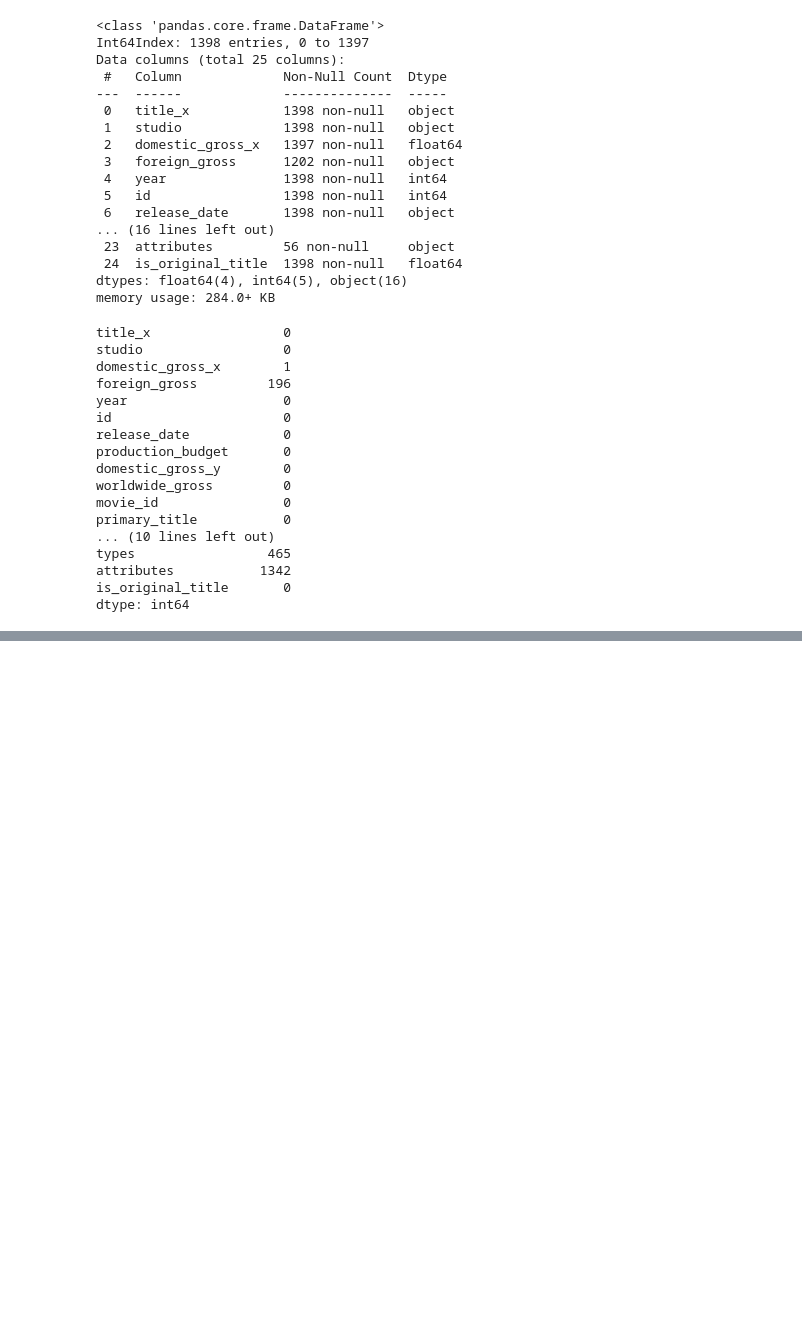
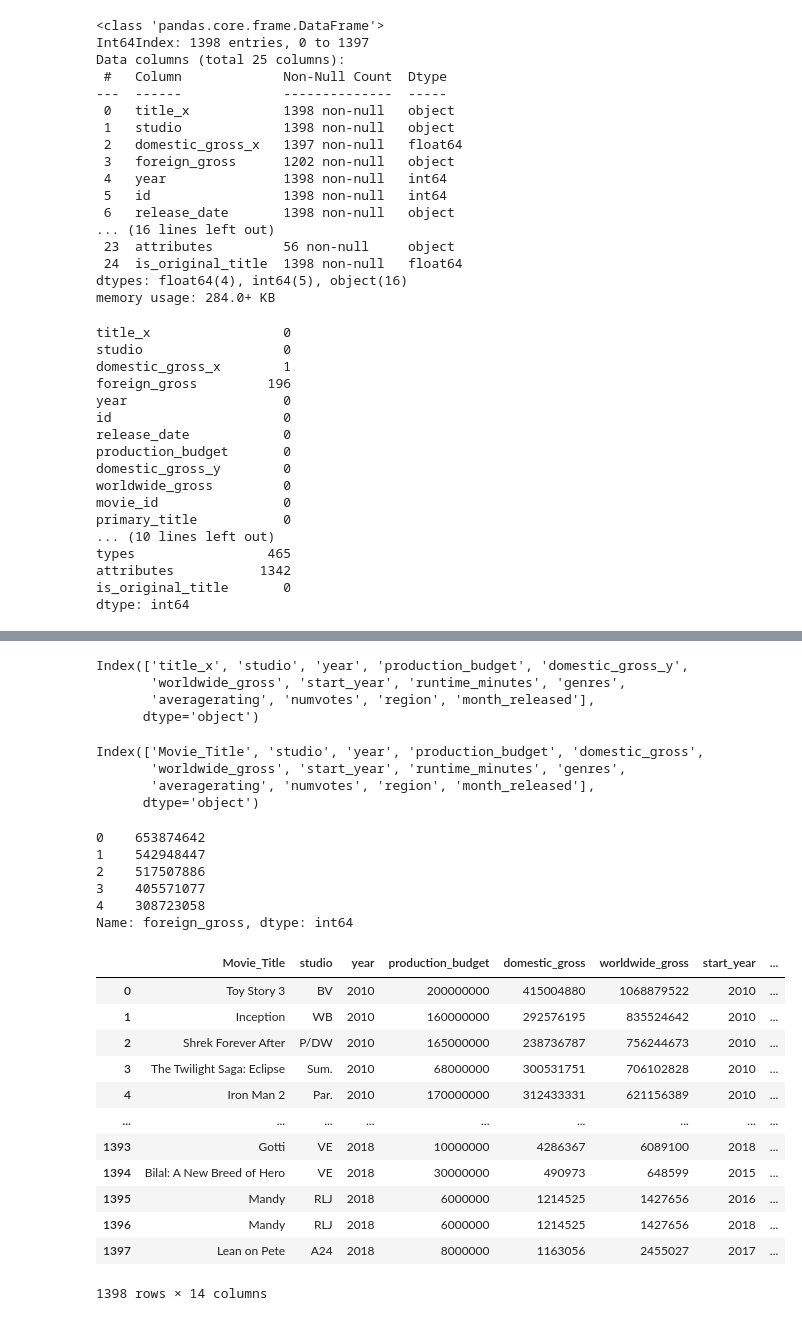
Before and after one commit to JM-Hansen/dsc-phase-1-project-v2-4, a Jupyter notebook: Microsoft_Movie_Analysis.ipynb, the cells around one changed output, grey strips where cells are left out. Cells and saved outputs as stored; diff of their text form; code cells hidden in the pictures; blank space fills up the shorter version.

```diff
--- a/Microsoft_Movie_Analysis.ipynb
+++ b/Microsoft_Movie_Analysis.ipynb
@@ -516,0 +675,4 @@ super_df.drop(['id', 'ordering', 'language', 'types',
+# %%
+super_df['month_released'] = pd.to_datetime(super_df['release_date']).dt.month_name()
+
+super_df.head()
@@ -516,0 +686,50 @@ super_df.drop(['id', 'ordering', 'language', 'types',
+# %%
+super_df.drop(['release_date'], axis = 1, inplace = True)
+# %%
+super_df.columns
+# %% [output]
+Index(['title_x', 'studio', 'year', 'production_budget', 'domestic_gross_y',
+       'worldwide_gross', 'start_year', 'runtime_minutes', 'genres',
+       'averagerating', 'numvotes', 'region', 'month_released'],
+      dtype='object')
+# %%
+# Rename columns for clarity
+
+super_df.rename(columns = {'title_x': 'Movie_Title',
+                           'domestic_gross_y': 'domestic_gross'}, inplace = True)
+
+print(super_df.columns)
+# %% [output]
+Index(['Movie_Title', 'studio', 'year', 'production_budget', 'domestic_gross',
+       'worldwide_gross', 'start_year', 'runtime_minutes', 'genres',
+       'averagerating', 'numvotes', 'region', 'month_released'],
+      dtype='object')
+# %%
+#create new column, separate out foreign_gross
+
+super_df['foreign_gross'] = super_df['worldwide_gross'] - super_df['domestic_gross']
+
+super_df['foreign_gross'].head()
+# %% [output]
+0    653874642
+1    542948447
+2    517507886
+3    405571077
+4    308723058
+Name: foreign_gross, dtype: int64
+# %%
+super_df
+# %% [output]
+|  | Movie_Title | studio | year | production_budget | domestic_gross | worldwide_gross | start_year | ... |
+| 0 | Toy Story 3 | BV | 2010 | 200000000 | 415004880 | 1068879522 | 2010 | ... |
+| 1 | Inception | WB | 2010 | 160000000 | 292576195 | 835524642 | 2010 | ... |
+| 2 | Shrek Forever After | P/DW | 2010 | 165000000 | 238736787 | 756244673 | 2010 | ... |
+| 3 | The Twilight Saga: Eclipse | Sum. | 2010 | 68000000 | 300531751 | 706102828 | 2010 | ... |
+| 4 | Iron Man 2 | Par. | 2010 | 170000000 | 312433331 | 621156389 | 2010 | ... |
+| ... | ... | ... | ... | ... | ... | ... | ... | ... |
+| 1393 | Gotti | VE | 2018 | 10000000 | 4286367 | 6089100 | 2018 | ... |
+| 1394 | Bilal: A New Breed of Hero | VE | 2018 | 30000000 | 490973 | 648599 | 2015 | ... |
+| 1395 | Mandy | RLJ | 2018 | 6000000 | 1214525 | 1427656 | 2016 | ... |
+| 1396 | Mandy | RLJ | 2018 | 6000000 | 1214525 | 1427656 | 2018 | ... |
+| 1397 | Lean on Pete | A24 | 2018 | 8000000 | 1163056 | 2455027 | 2017 | ... |
+1398 rows × 14 columns
```
Also changed, not shown: parts of 24 cells of this notebook.
